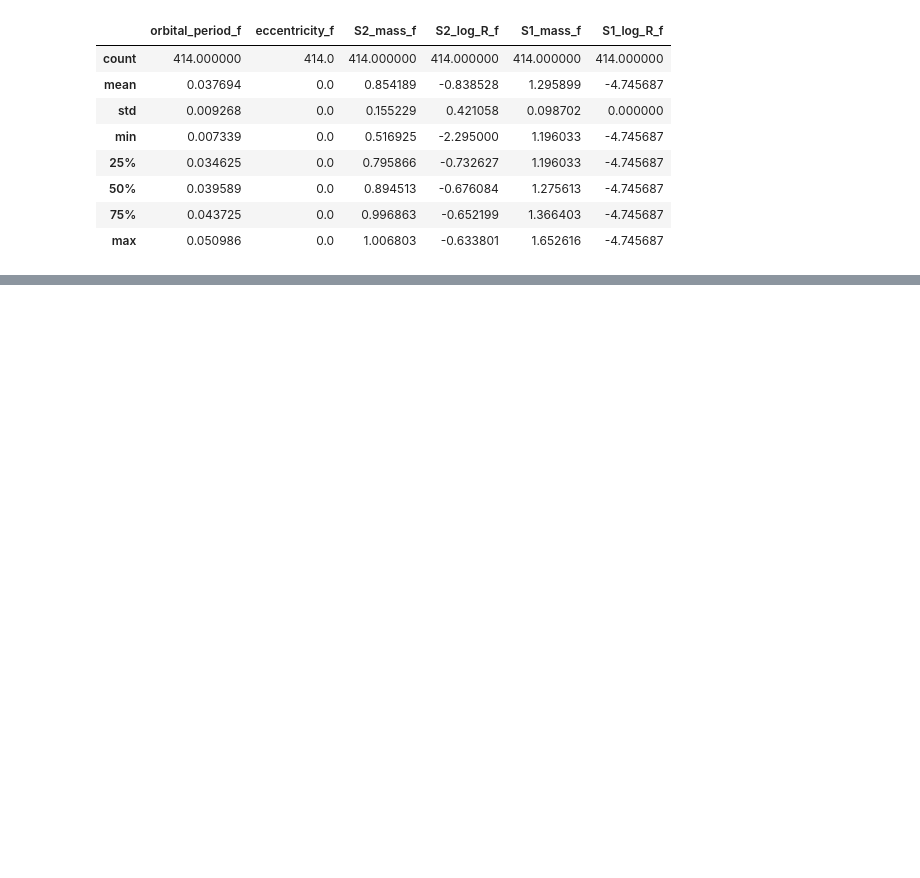
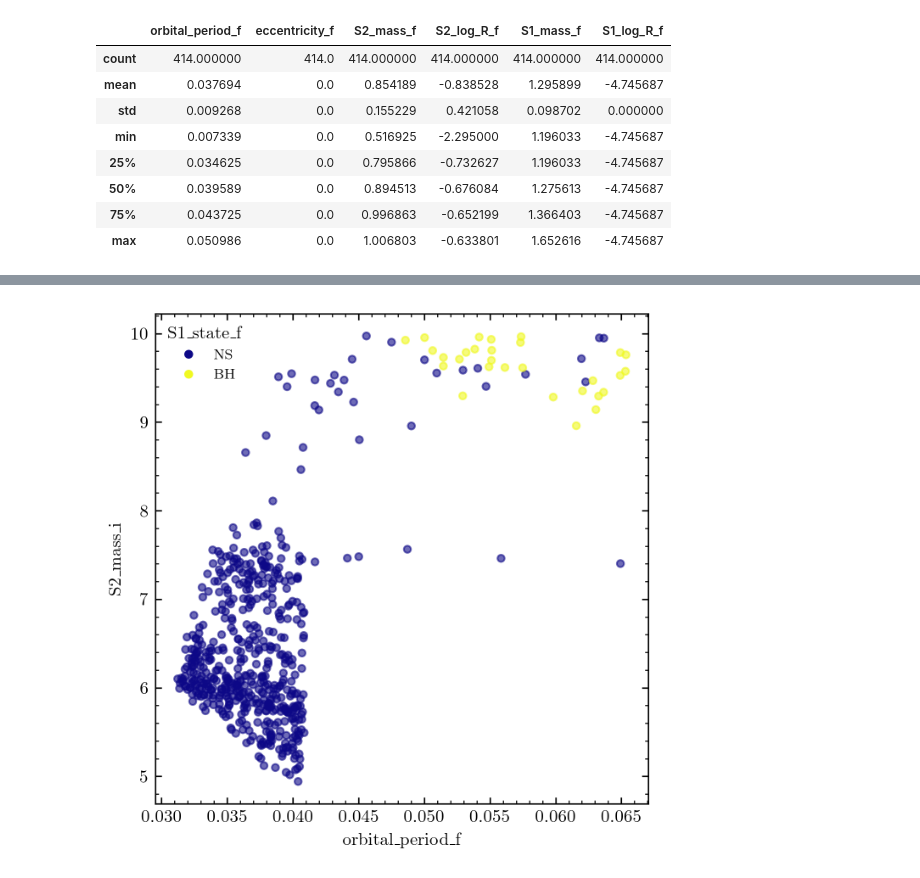
Before and after one commit to PiersonLip/UCXB-Investegation, a Jupyter notebook: Analysis/UCXBAnalysis.ipynb, the cells around one changed output, grey strips where cells are left out. Cells and saved outputs as stored; diff of their text form; code cells hidden in the pictures; blank space fills up the shorter version.

```diff
--- a/Analysis/UCXBAnalysis.ipynb
+++ b/Analysis/UCXBAnalysis.ipynb
@@ -228,0 +307,4 @@ scatter('S2_mass_f', 'S2_mass_i', old=False)
+# %%
+scatter('orbital_period_f', 'S2_mass_i', color = True, colorVar= 'S1_state_f')
+# %% [output]
+[figure, added]
```
Also changed, not shown: parts of 29 cells of this notebook.
